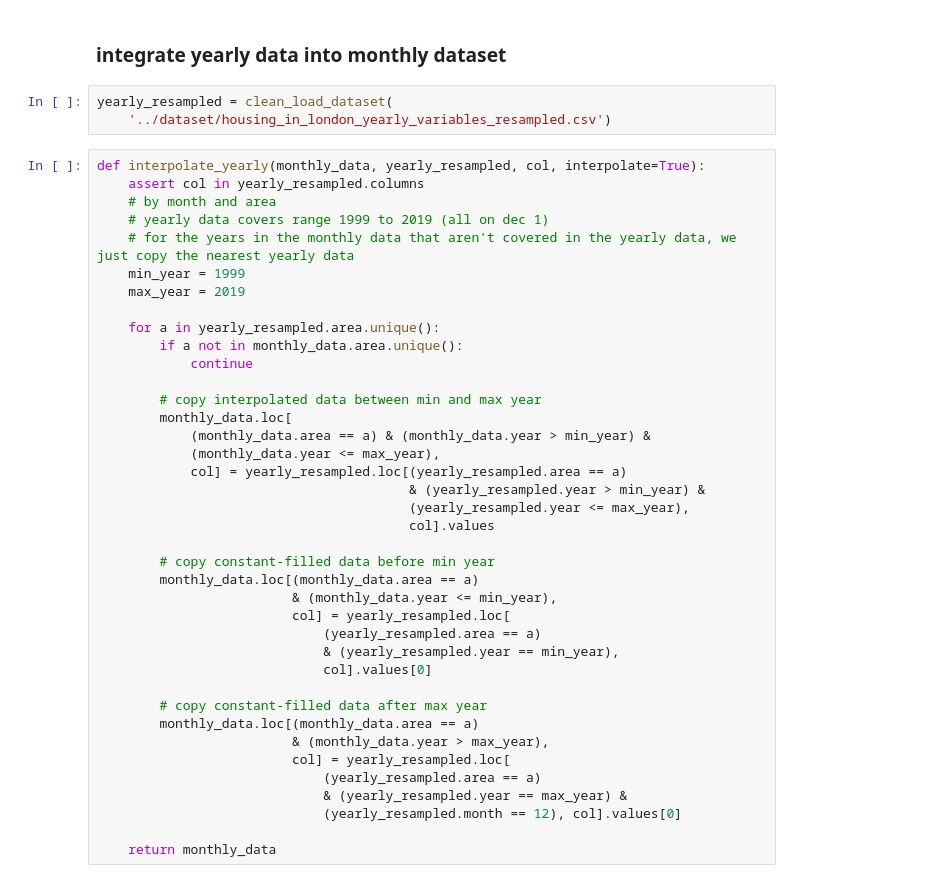
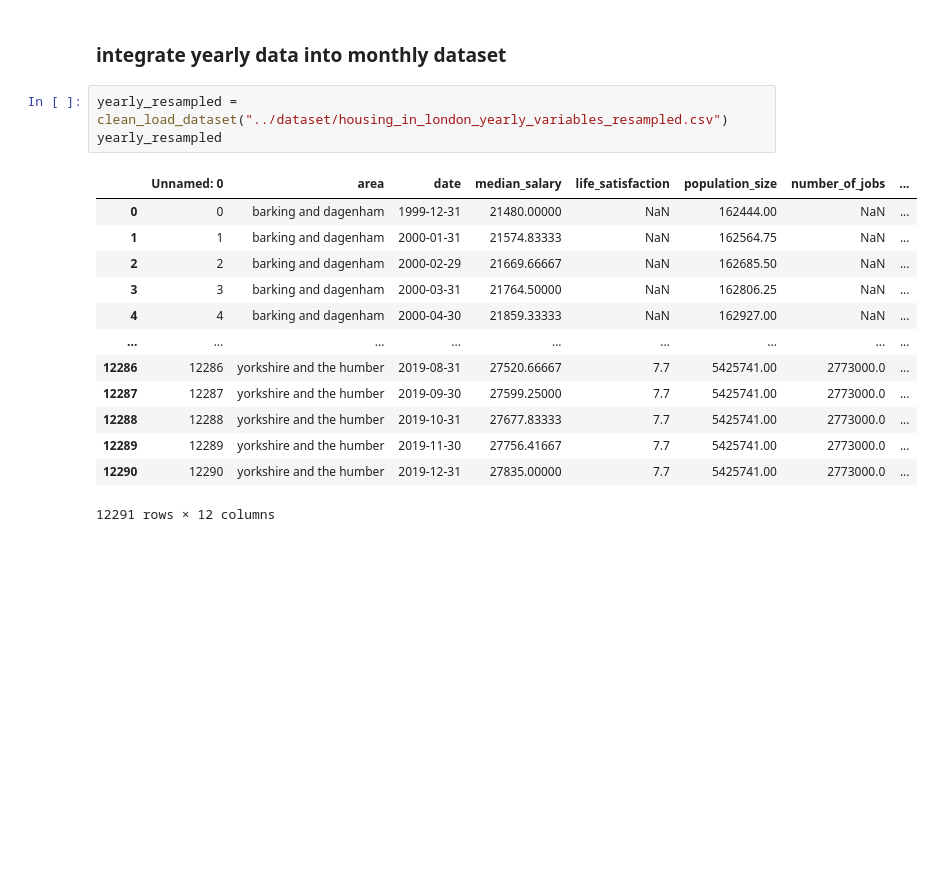
Before and after one commit to hlu109/math462_project, a Jupyter notebook: scripts/data_exploration.ipynb, the cells around one changed output. Cells and saved outputs as stored; diff of their text form; blank space fills up the shorter version.

```diff
--- a/scripts/data_exploration.ipynb
+++ b/scripts/data_exploration.ipynb
@@ -233,44 +264,19 @@ test_df
 # %% [markdown]
 ### integrate yearly data into monthly dataset
 # %%
-yearly_resampled = clean_load_dataset(
-    '../dataset/housing_in_london_yearly_variables_resampled.csv')
+yearly_resampled = clean_load_dataset("../dataset/housing_in_london_yearly_variables_resampled.csv")
+yearly_resampled
+# %% [output]
+|  | Unnamed: 0 | area | date | median_salary | life_satisfaction | population_size | number_of_jobs | ... |
+| 0 | 0 | barking and dagenham | 1999-12-31 | 21480.00000 | NaN | 162444.00 | NaN | ... |
+| 1 | 1 | barking and dagenham | 2000-01-31 | 21574.83333 | NaN | 162564.75 | NaN | ... |
+| 2 | 2 | barking and dagenham | 2000-02-29 | 21669.66667 | NaN | 162685.50 | NaN | ... |
+| 3 | 3 | barking and dagenham | 2000-03-31 | 21764.50000 | NaN | 162806.25 | NaN | ... |
+| 4 | 4 | barking and dagenham | 2000-04-30 | 21859.33333 | NaN | 162927.00 | NaN | ... |
+| ... | ... | ... | ... | ... | ... | ... | ... | ... |
+| 12286 | 12286 | yorkshire and the humber | 2019-08-31 | 27520.66667 | 7.7 | 5425741.00 | 2773000.0 | ... |
+| 12287 | 12287 | yorkshire and the humber | 2019-09-30 | 27599.25000 | 7.7 | 5425741.00 | 2773000.0 | ... |
+| 12288 | 12288 | yorkshire and the humber | 2019-10-31 | 27677.83333 | 7.7 | 5425741.00 | 2773000.0 | ... |
+| 12289 | 12289 | yorkshire and the humber | 2019-11-30 | 27756.41667 | 7.7 | 5425741.00 | 2773000.0 | ... |
+| 12290 | 12290 | yorkshire and the humber | 2019-12-31 | 27835.00000 | 7.7 | 5425741.00 | 2773000.0 | ... |
+12291 rows × 12 columns
-# %%
-def interpolate_yearly(monthly_data, yearly_resampled, col, interpolate=True):
-    assert col in yearly_resampled.columns
-    # by month and area
-    # yearly data covers range 1999 to 2019 (all on dec 1)
-    # for the years in the monthly data that aren't covered in the yearly data, we just copy the nearest yearly data
-    min_year = 1999
-    max_year = 2019
-
-    for a in yearly_resampled.area.unique():
-        if a not in monthly_data.area.unique():
-            continue
-
-        # copy interpolated data between min and max year
-        monthly_data.loc[
-            (monthly_data.area == a) & (monthly_data.year > min_year) &
-            (monthly_data.year <= max_year),
-            col] = yearly_resampled.loc[(yearly_resampled.area == a)
-                                        & (yearly_resampled.year > min_year) &
-                                        (yearly_resampled.year <= max_year),
-                                        col].values
-
-        # copy constant-filled data before min year
-        monthly_data.loc[(monthly_data.area == a)
-                         & (monthly_data.year <= min_year),
-                         col] = yearly_resampled.loc[
-                             (yearly_resampled.area == a)
-                             & (yearly_resampled.year == min_year),
-                             col].values[0]
-
-        # copy constant-filled data after max year
-        monthly_data.loc[(monthly_data.area == a)
-                         & (monthly_data.year > max_year),
-                         col] = yearly_resampled.loc[
-                             (yearly_resampled.area == a)
-                             & (yearly_resampled.year == max_year) &
-                             (yearly_resampled.month == 12), col].values[0]
-
-    return monthly_data
```
Also changed, not shown: parts of 6 cells of this notebook.
